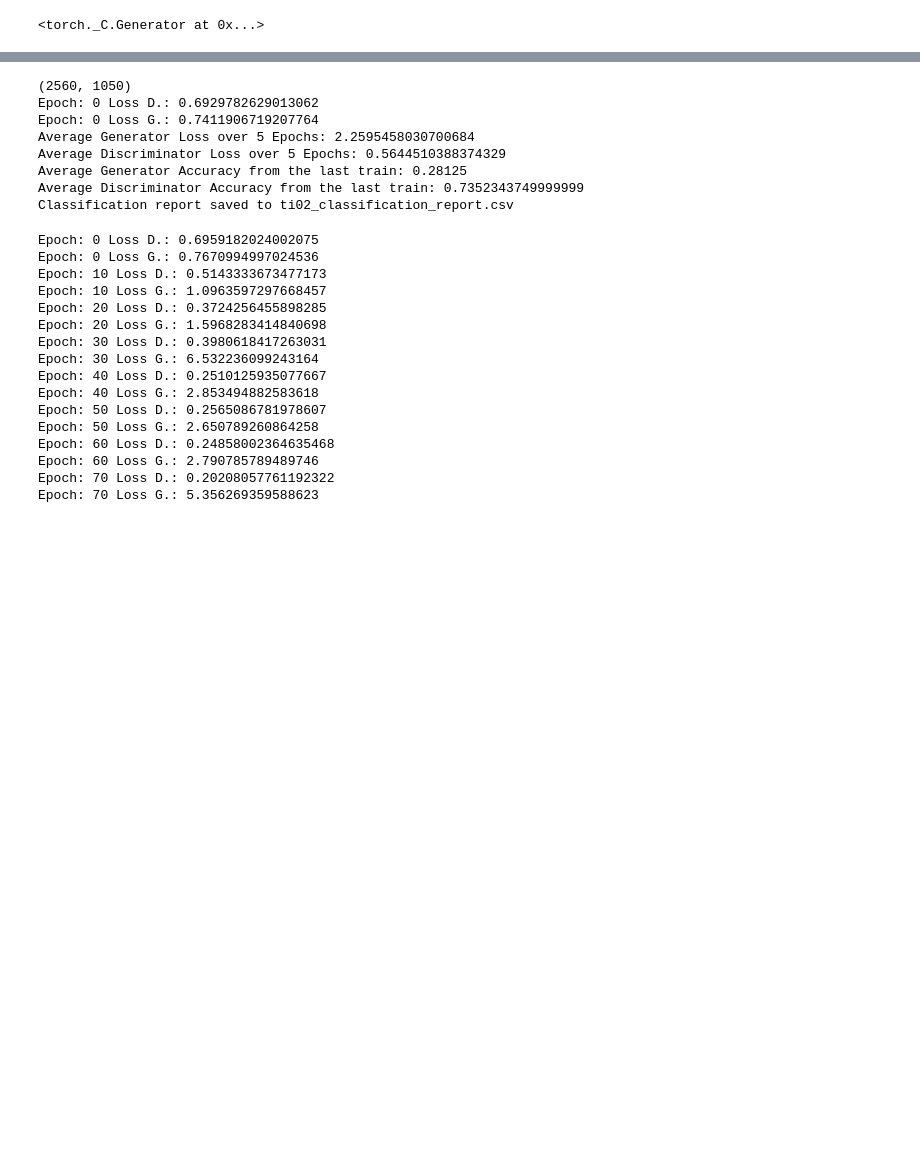
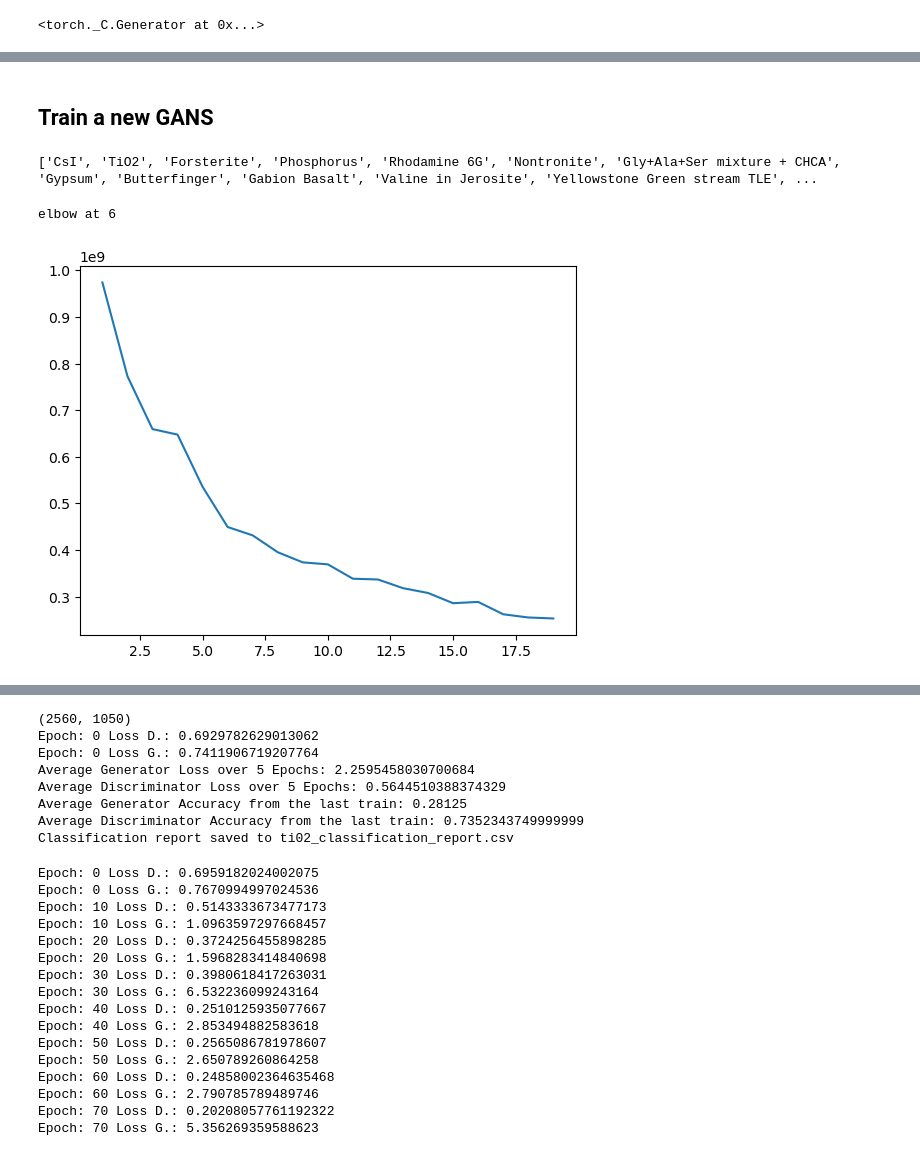
Before and after one commit to justinpham2004/MOMA_MS_Gans, a Jupyter notebook: GANS_automated.ipynb, the cells around one changed output, grey strips where cells are left out. Drawn from its saved outputs; the diff is of its cells as text; code cells hidden in the pictures; blank space fills up the shorter version.

```diff
--- a/GANS_automated.ipynb
+++ b/GANS_automated.ipynb
@@ -454,0 +540,47 @@ Yellowstone Green stream powder (991, 1062)
+# %% [markdown]
+## Train a new GANS
+# %%
+FILEPATH = './test_sample1.csv'
+
+xina_data = MOMADatasetHandler(FILEPATH, 'sample')
+xina_data.get_all_labels()
+# %% [output]
+['CsI', 'TiO2', 'Forsterite', 'Phosphorus', 'Rhodamine 6G', 'Nontronite', 'Gly+Ala+Ser mixture + CHCA', 'Gypsum', 'Butterfinger', 'Gabion Basalt', 'Valine in Jerosite', 'Yellowstone Green stream TLE', ...
+# %%
+from kneed import KneeLocator  # You'll need to install kneed using `pip install kneed`
+
+TiO2_data = xina_data.get_label_data('TiO2')
+df = TiO2_data
+
+df.drop(df.loc[:,'Laser_Energy':'formationprocess_label'].columns, axis = 1, inplace = True)
+df.drop(df.loc[:,'1050':'2000'].columns, axis = 1, inplace = True)
+USIDs = df['USID'].copy()
+df = df.drop(columns = ['USID'])
+
+
+from sklearn.cluster import KMeans
+WCSS=[]
+I = range(1, 20)
+for i in I:
+  kmeans=KMeans(n_clusters=i,init='k-means++')
+  kmeans.fit(df)
+  WCSS.append(kmeans.inertia_)
+#print(WCSS)
+
+
+
+plt.plot(range(1,20),WCSS)
+
+kneedle = KneeLocator(I, WCSS, curve='convex', direction='decreasing')
+best_k = kneedle.elbow
+print(f"elbow at {best_k}")
+
+kmeans = KMeans(n_clusters = 5, init = 'k-means++')
+kmeans.fit(df)
+cluster_centers = kmeans.cluster_centers_
+labels = kmeans.labels_
+## what is the best index to determine clusters
+# num clusters = =
+# %% [output]
+elbow at 6
+[figure, added]
```
Also changed, not shown: parts of 19 cells of this notebook.
